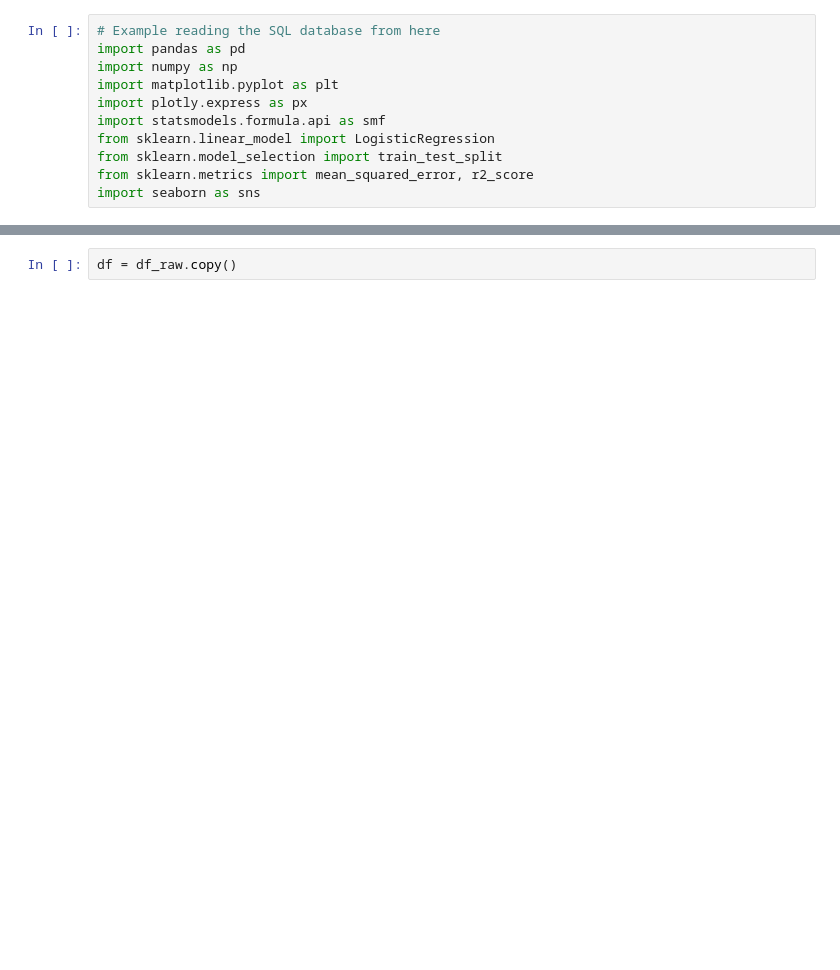
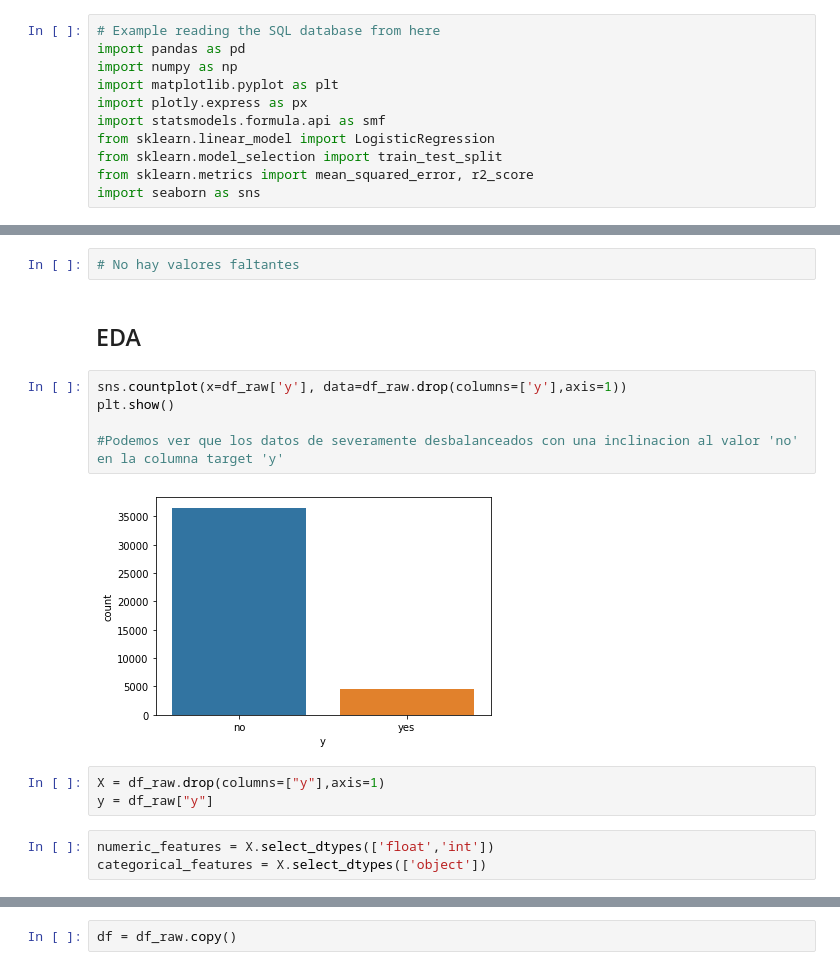
Before and after one commit to agusmelo/Logistic_Regression_Project_Tutorial, a Jupyter notebook: src/explore.ipynb, the cells around one changed output, grey strips where cells are left out. Drawn from its saved outputs; the diff is of its cells as text; blank space fills up the shorter version.

```diff
--- a/src/explore.ipynb
+++ b/src/explore.ipynb
@@ -26,0 +45,17 @@ df_raw.describe()
+# %%
+# No hay valores faltantes
+# %% [markdown]
+## EDA
+# %%
+sns.countplot(x=df_raw['y'], data=df_raw.drop(columns=['y'],axis=1))
+plt.show()
+
+#Podemos ver que los datos de severamente desbalanceados con una inclinacion al valor 'no' en la columna target 'y'
+# %% [output]
+[figure, added]
+# %%
+X = df_raw.drop(columns=["y"],axis=1)
+y = df_raw["y"]
+# %%
+numeric_features = X.select_dtypes(['float','int'])
+categorical_features = X.select_dtypes(['object'])
```
Also changed, not shown: parts of 45 cells of this notebook, 1 other file.
